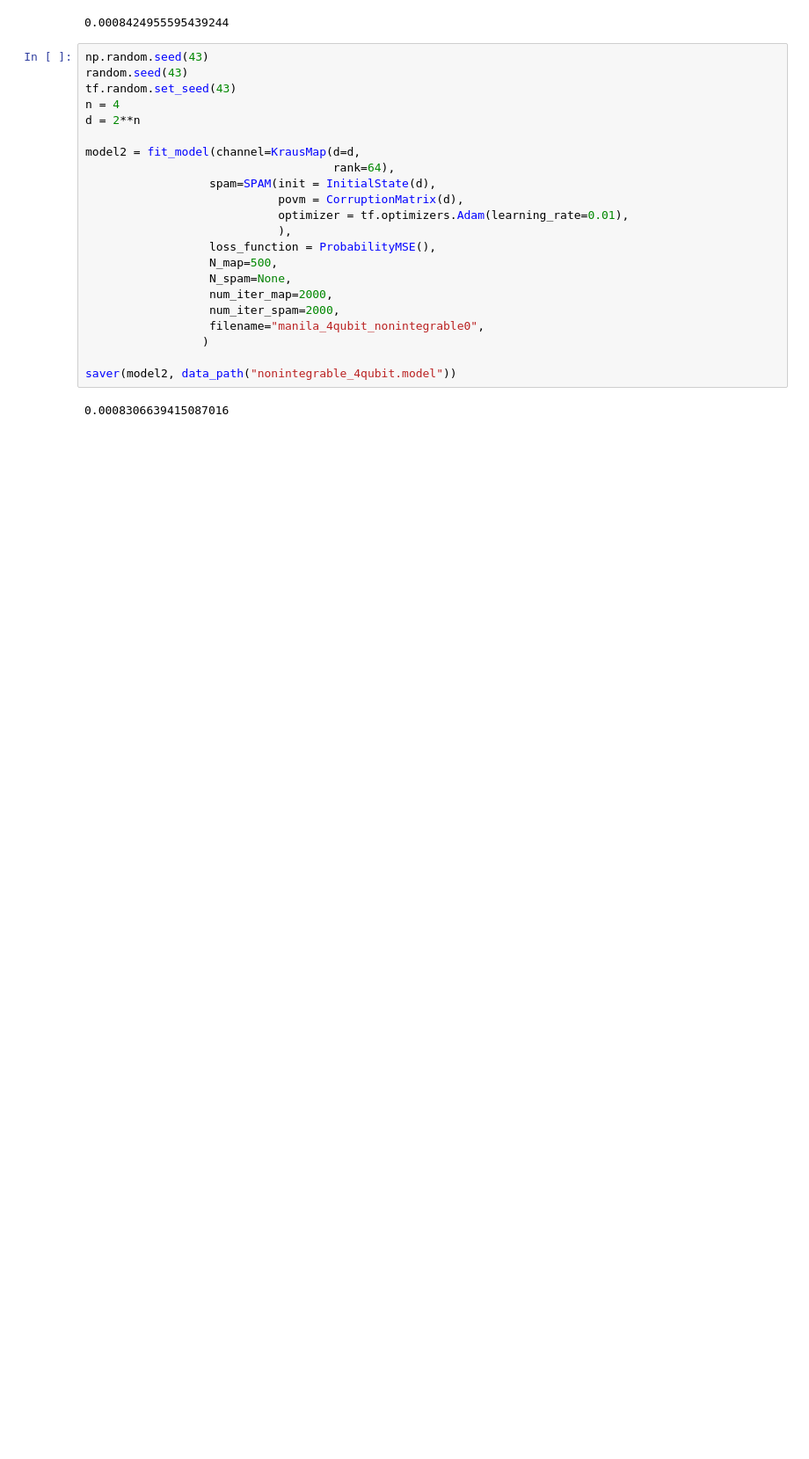
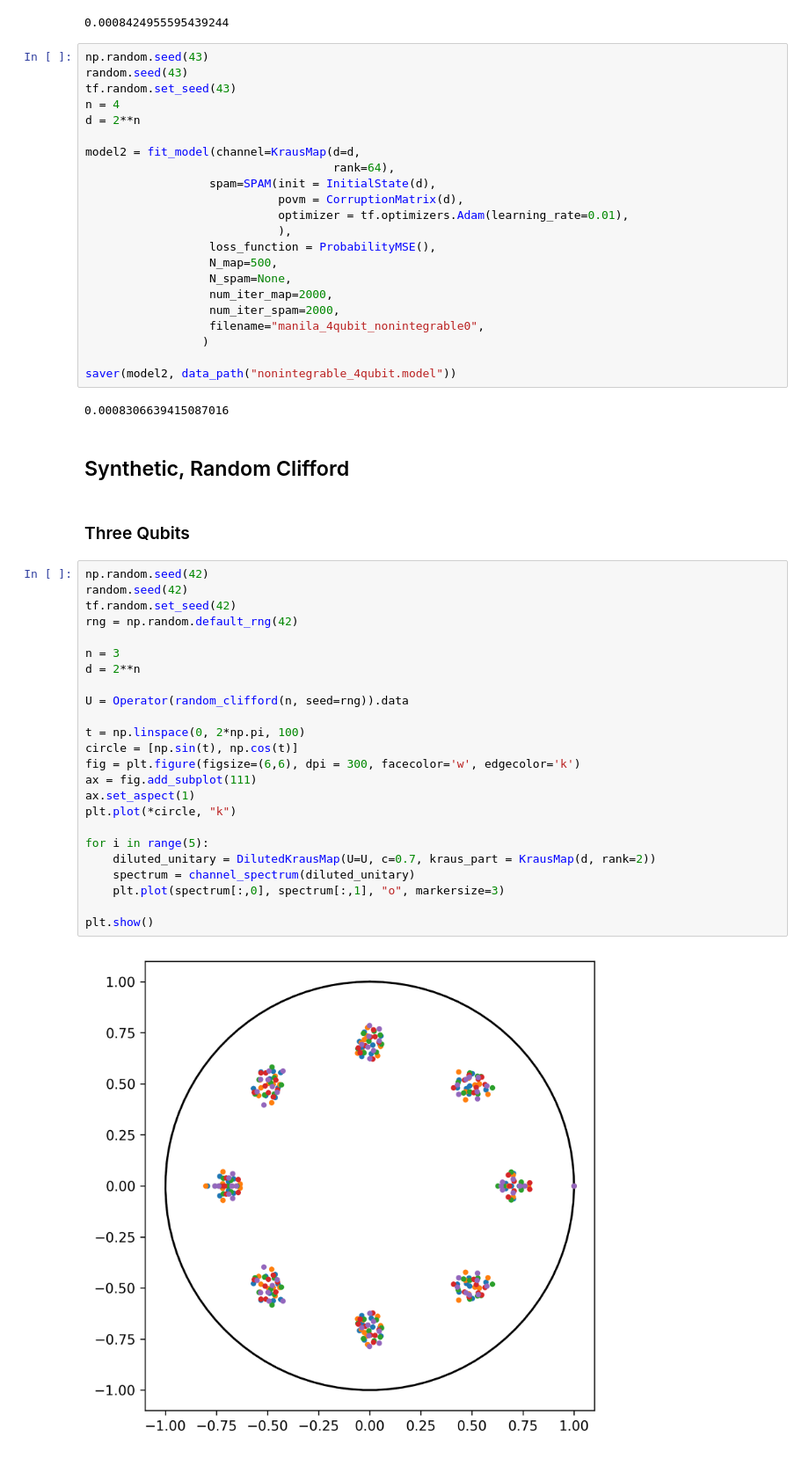
Before and after one commit to KristianWold/experimental-quantum-spectrum, a Jupyter notebook: notebooks/experiments/Clifford Circuit Spectrum.ipynb, the cells around one changed output. Shown at 88% size. Cells and saved outputs as stored; diff of their text form; blank space fills up the shorter version.

```diff
--- a/notebooks/experiments/Clifford Circuit Spectrum.ipynb
+++ b/notebooks/experiments/Clifford Circuit Spectrum.ipynb
@@ -84,3 +84,33 @@ model2 = fit_model(channel=KrausMap(d=d,
 saver(model2, data_path("nonintegrable_4qubit.model"))
 # %% [output]
 0.0008306639415087016
+# %% [markdown]
+## Synthetic, Random Clifford
+# %% [markdown]
+### Three Qubits
+# %%
+np.random.seed(42)
+random.seed(42)
+tf.random.set_seed(42)
+rng = np.random.default_rng(42)
+
+n = 3
+d = 2**n
+
+U = Operator(random_clifford(n, seed=rng)).data
+
+t = np.linspace(0, 2*np.pi, 100)
+circle = [np.sin(t), np.cos(t)]
+fig = plt.figure(figsize=(6,6), dpi = 300, facecolor='w', edgecolor='k')
+ax = fig.add_subplot(111)
+ax.set_aspect(1)
+plt.plot(*circle, "k")
+
+for i in range(5):
+    diluted_unitary = DilutedKrausMap(U=U, c=0.7, kraus_part = KrausMap(d, rank=2))
+    spectrum = channel_spectrum(diluted_unitary)
+    plt.plot(spectrum[:,0], spectrum[:,1], "o", markersize=3)
+
+plt.show()
+# %% [output]
+[figure, added]
```
Also changed, not shown: parts of 17 cells of this notebook, 1 other file.
